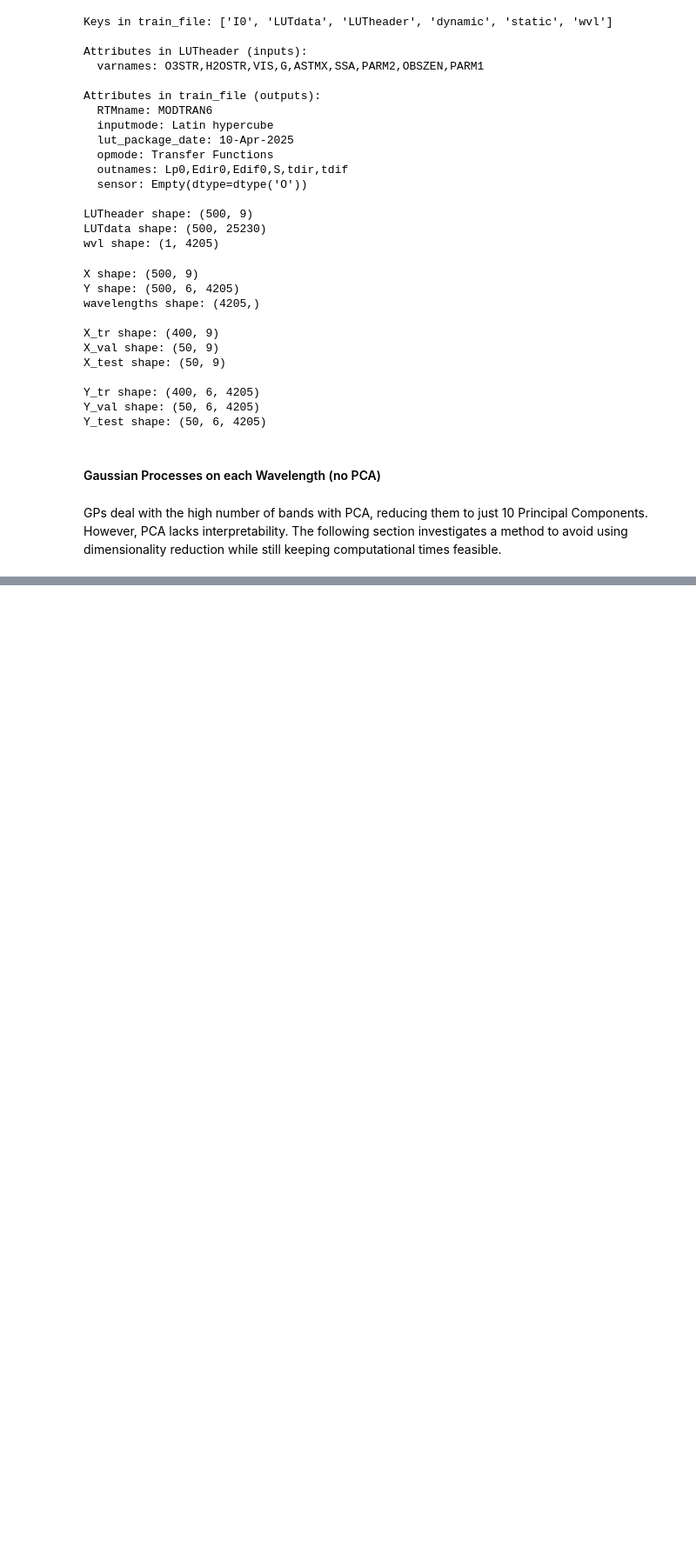
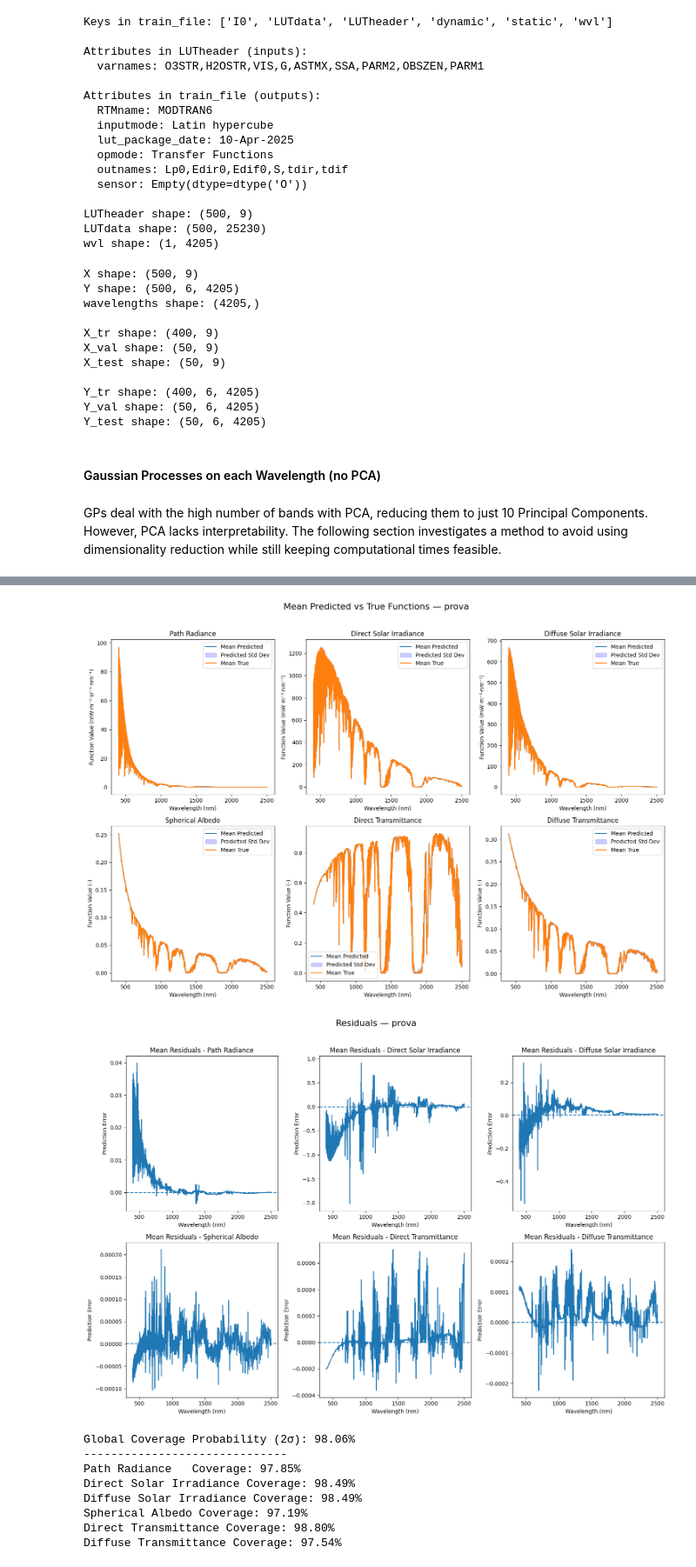
Before and after one commit to Teolul/Masters_Thesis, a Jupyter notebook: gp_pipeline_nodimred.ipynb, the cells around one changed output, grey strips where cells are left out. Shown at 87% size. Cells and saved outputs as stored; diff of their text form; code cells hidden in the pictures; blank space fills up the shorter version.

```diff
--- a/gp_pipeline_nodimred.ipynb
+++ b/gp_pipeline_nodimred.ipynb
@@ -363,0 +225,9 @@ Piecewise Taylor GP MAE: 13.055971071309722
+# %%
+for f, func_name in zip(range(globals.N_FUNCTIONS), globals.function_names_plots):
+    print(f"Statistics for {func_name}:")
+    print(f"\tMinimum learned length scale: {np.min(length_scales[f])}")
+    print(f"\tMaximum learned length scale: {np.max(length_scales[f])}")
+    print(f"\tMedian learned length scale: {np.median(length_scales[f])}")
+    print(f"\tMean learned length scale: {np.mean(length_scales[f])}")
+    print(f"\tStandard deviation of learned length scale: {np.std(length_scales[f])}")
+    print()
@@ -363,0 +252,11 @@ Piecewise Taylor GP MAE: 13.055971071309722
+# %%
+# inspect direct transmittance
+idx = np.argmax(length_scales[4])
+print(idx, length_scales[4][idx], wavelengths[idx])
+
+for s, e in windows_per_function[4]:
+    if s <= idx <= e:
+        print("Found in window:", s, e)
+        break
+else:
+    print("The high value is not inside any stable window.")
@@ -363,0 +468,47 @@ Piecewise Taylor GP MAE: 13.055971071309722
+# %%
+# compare against ground truth (Y_val)
+mre_full = utils.mre_score(Y_val, preds_full, wavelengths, axis=None)
+mre_windowed_median = utils.mre_score(Y_val, preds_windowed_median, wavelengths, axis=None)
+mre_windowed_mean = utils.mre_score(Y_val, preds_windowed_mean, wavelengths, axis=None)
+mae_full = utils.mae_score(Y_val, preds_full, wavelengths, axis=None)
+mae_windowed_median = utils.mae_score(Y_val, preds_windowed_median, wavelengths, axis=None)
+mae_windowed_mean = utils.mae_score(Y_val, preds_windowed_mean, wavelengths, axis=None)
+
+print("Overall MRE (full length scales): ", mre_full)
+print("Overall MRE (windowed length scales with median): ", mre_windowed_median)
+print("Overall MRE (windowed length scales with mean): ", mre_windowed_mean)
+print("Overall MAE (full length scales): ", mae_full)
+print("Overall MAE (windowed length scales with median): ", mae_windowed_median)
+print("Overall MAE (windowed length scales with mean): ", mae_windowed_mean)
+print()
+
+# --- coverage probability ---
+global_cov, func_cov = utils.calculate_coverage(Y_val, preds_full, stds_full)
+print(f"Global Coverage Probability ({2}σ): {global_cov:.2f}%")
+print("-" * 30)
+for i, name in enumerate(globals.function_names_plots):
+    print(f"{name:15} Coverage: {func_cov[i]:.2f}%")
+
+utils.show_predicted_vs_true(Y_val, preds_full, stds_full, wavelengths, exp_id="prova", save_path="./")
+utils.show_residuals(Y_val, preds_full, wavelengths, exp_id="prova", save_path="./")
+
+# --- coverage probability ---
+global_cov, func_cov = utils.calculate_coverage(Y_val, preds_windowed_median, stds_windowed_median)
+print(f"Global Coverage Probability ({2}σ): {global_cov:.2f}%")
+print("-" * 30)
+for i, name in enumerate(globals.function_names_plots):
+    print(f"{name:15} Coverage: {func_cov[i]:.2f}%")
+
+utils.show_predicted_vs_true(Y_val, preds_windowed_median, stds_windowed_median, wavelengths, exp_id="prova2", save_path="./")
+utils.show_residuals(Y_val, preds_full, wavelengths, exp_id="prova2", save_path="./")
+
+# --- coverage probability ---
+global_cov, func_cov = utils.calculate_coverage(Y_val, preds_windowed_mean, stds_windowed_mean)
+print(f"Global Coverage Probability ({2}σ): {global_cov:.2f}%")
+print("-" * 30)
+for i, name in enumerate(globals.function_names_plots):
+    print(f"{name:15} Coverage: {func_cov[i]:.2f}%")
+
+utils.show_predicted_vs_true(Y_val, preds_windowed_mean, stds_windowed_mean, wavelengths, exp_id="prova3", save_path="./")
+utils.show_residuals(Y_val, preds_full, wavelengths, exp_id="prova3", save_path="./")
+# %% [output]
@@ -363,0 +530,10 @@ Piecewise Taylor GP MAE: 13.055971071309722
+[figure, added]
+[figure, added]
+Global Coverage Probability (2σ): 98.06%
+------------------------------
+Path Radiance   Coverage: 97.85%
+Direct Solar Irradiance Coverage: 98.49%
+Diffuse Solar Irradiance Coverage: 98.49%
+Spherical Albedo Coverage: 97.19%
+Direct Transmittance Coverage: 98.80%
+Diffuse Transmittance Coverage: 97.54%
```
Also changed, not shown: parts of 22 cells of this notebook, 5 other files.
